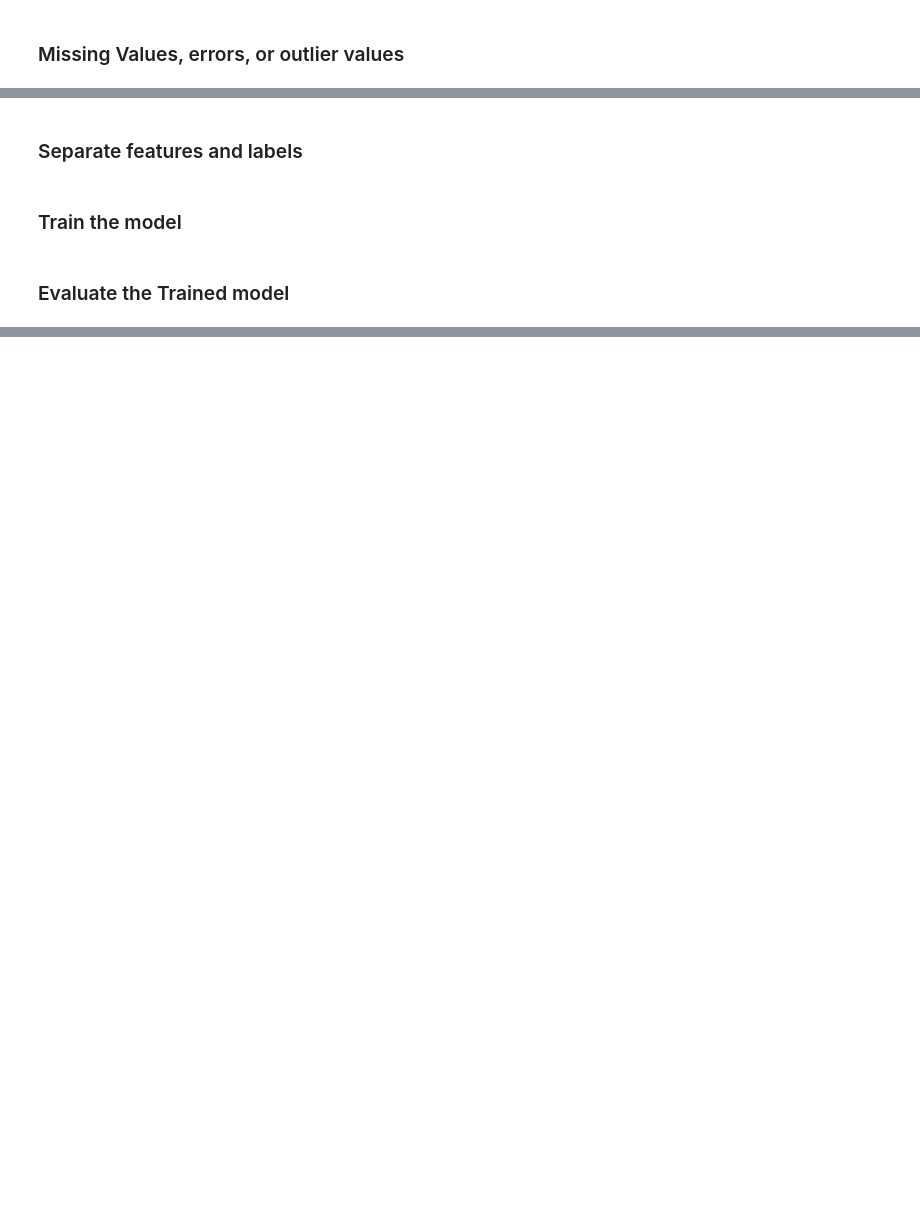
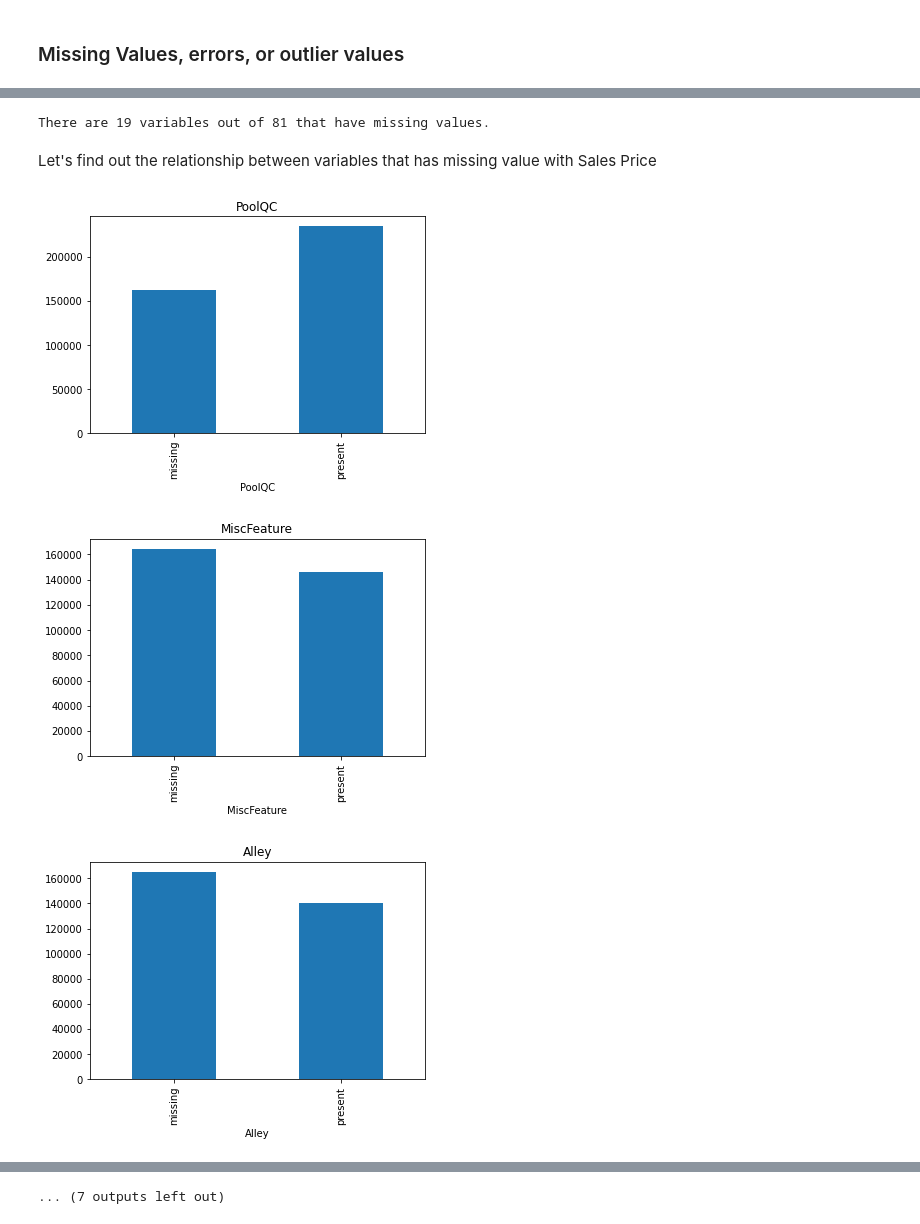
Before and after one commit to LooyeeNg/DataScienceProjects, a Jupyter notebook: house price predictions/house-price-predictions.ipynb, the cells around one changed output, grey strips where cells are left out. Cells and saved outputs as stored; diff of their text form; code cells hidden in the pictures; blank space fills up the shorter version.

```diff
--- a/house price predictions/house-price-predictions.ipynb
+++ b/house price predictions/house-price-predictions.ipynb
@@ -86,10 +86,0 @@ df_train.isnull().sum().max()
-# %%
-# Removing outliers
-df_train = df_train.drop(df_train[(df_train['SalePrice']>700000) | (df_train['GrLivArea']>4000)].index)
-
-# Check the graphic
-fig, ax = plt.subplots()
-ax.scatter(df_train['GrLivArea'], df_train['SalePrice'])
-plt.ylabel('SalePrice', fontsize=13)
-plt.xlabel('GrLivArea', fontsize=13)
-plt.show()
@@ -100,5 +86,0 @@ plt.show()
-# %%
-sns.set()
-cols = ['SalePrice', 'OverallQual', 'TotalBsmtSF','GrLivArea', 'GarageCars']
-sns.pairplot(df_train[cols], size = 2)
-plt.show();
@@ -111,6 +87,20 @@ plt.show();
-# %% [markdown]
-### Separate features and labels
-# %% [markdown]
-### Train the model
-# %% [markdown]
-### Evaluate the Trained model
+# %%
+# How many feature has missing value more than 1%?
+print('There are ' + str(only_missing_data.shape[0]) + ' variables out of 81 that have missing values.')
+# %% [output]
+There are 19 variables out of 81 that have missing values.
+# %% [markdown]
+Let's find out the relationship between variables that has missing value with Sales Price
+# %%
+for feature in list(only_missing_data.index):
+     # let's make a variable that indicates 1 if the observation was missing or zero otherwise
+    df_train[feature] = np.where(df_train[feature].isnull(), 'missing', 'present')
+
+    # let's calculate the mean SalePrice where the information is missing or present
+    df_train.groupby(feature)['SalePrice'].median().plot.bar()
+    plt.title(feature)
+    plt.show()
+# %% [output]
+[figure, added]
+[figure, added]
+[figure, added]
@@ -116,0 +116 @@ plt.show();
+... (7 outputs left out)
```
Also changed, not shown: parts of 26 cells of this notebook.
